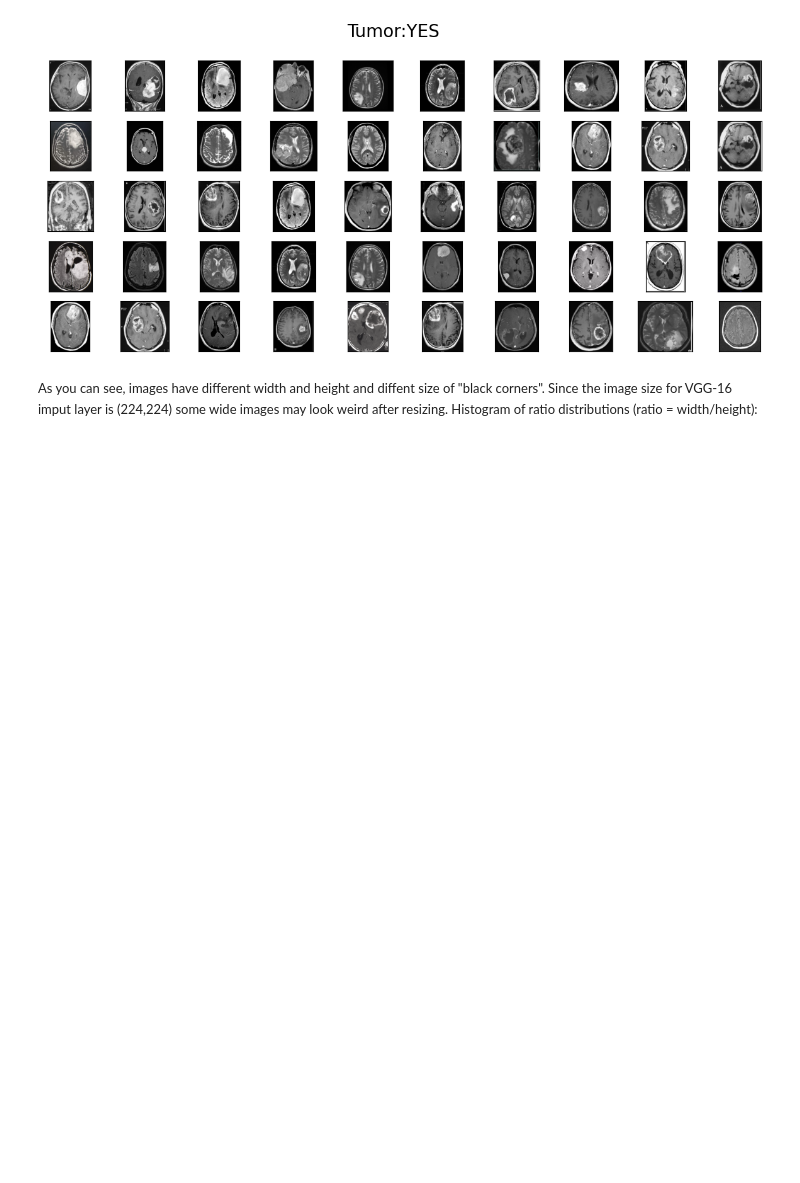
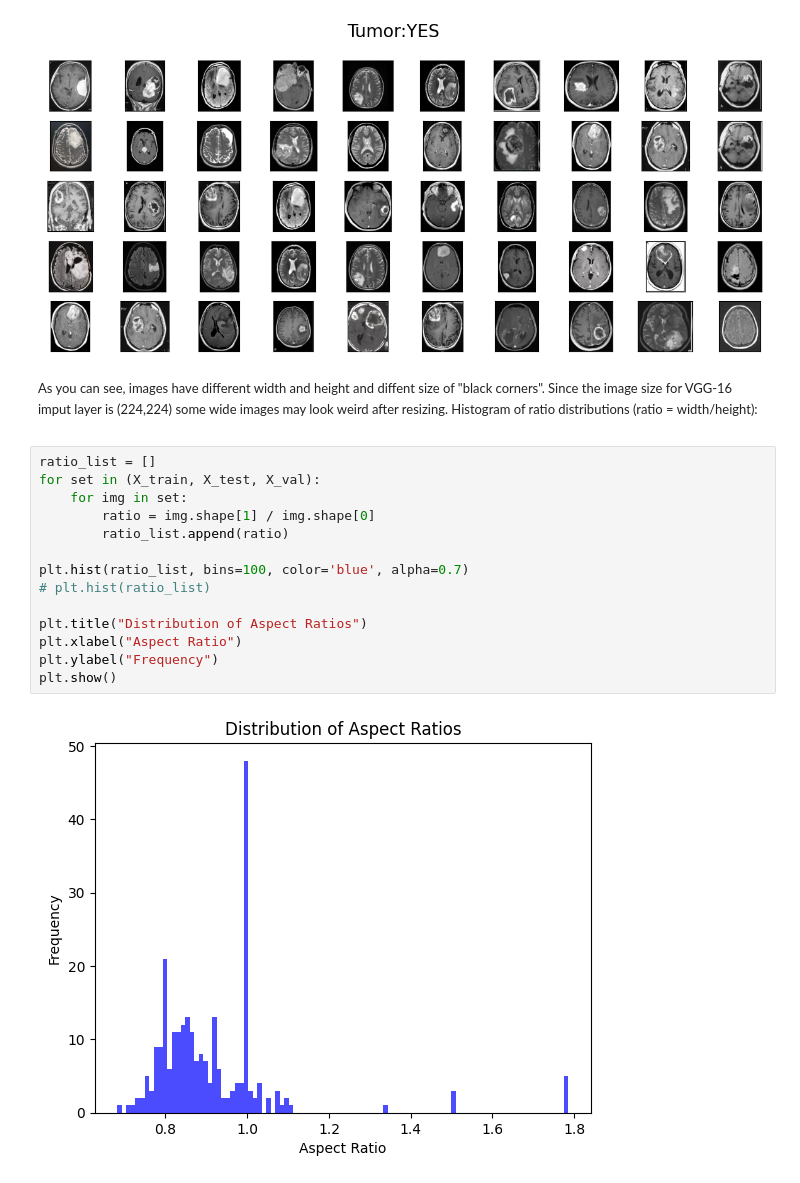
Before and after one commit to notyasin/braintumordetection, a Jupyter notebook: main_script.ipynb, the cells around one changed output. Saved outputs shown, nothing was run; the diff lists cells and outputs as text; blank space fills up the shorter version.

Commit message:
addition of code for graphs and visualization of preprocessed data

```diff
--- a/main_script.ipynb
+++ b/main_script.ipynb
@@ -308,3 +308,19 @@ plot_samples(X_train, y_train, labels_train, n=50)
 As you can see, images have different width and height and diffent size of "black corners". Since the image size for VGG-16 imput layer is (224,224) some wide images may look weird after resizing. Histogram of ratio distributions (ratio = width/height):
 
 </div>
+# %%
+ratio_list = []
+for set in (X_train, X_test, X_val):
+    for img in set:
+        ratio = img.shape[1] / img.shape[0]
+        ratio_list.append(ratio)
+
+plt.hist(ratio_list, bins=100, color='blue', alpha=0.7)
+# plt.hist(ratio_list)
+
+plt.title("Distribution of Aspect Ratios")
+plt.xlabel("Aspect Ratio")
+plt.ylabel("Frequency")
+plt.show()
+# %% [output]
+[figure, added]
```
